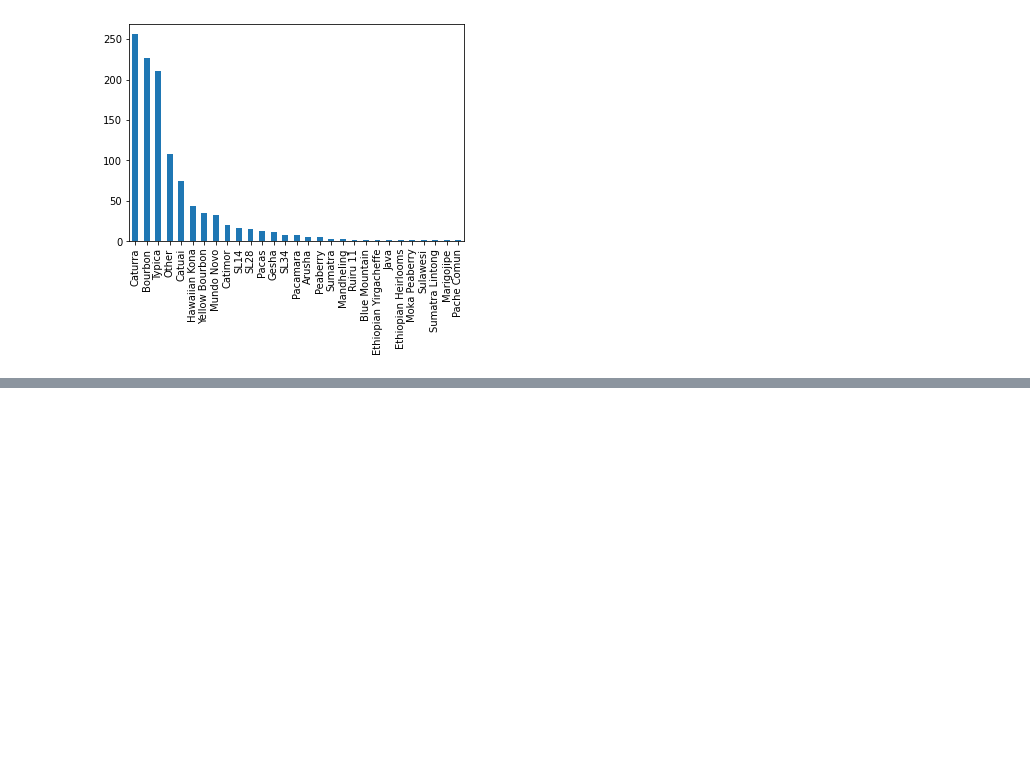
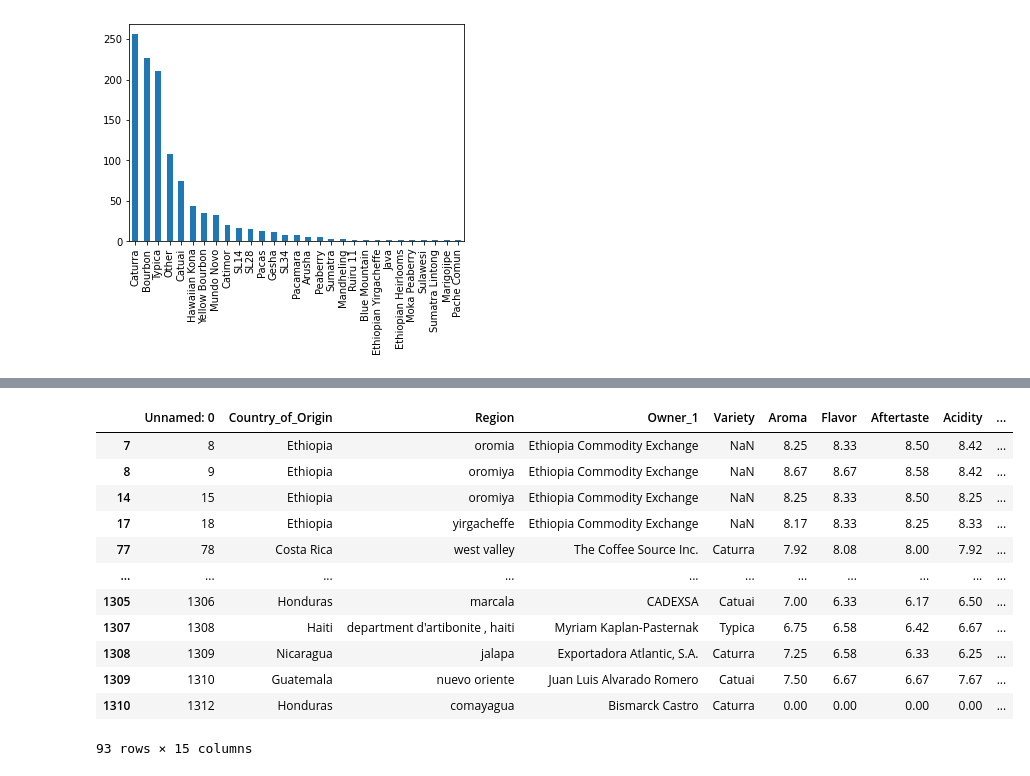
Before and after one commit to RaMcDaniel/CoffeePredictor, a Jupyter notebook: Coffee_Predictor.ipynb, the cells around one changed output, grey strips where cells are left out. Cells and saved outputs as stored; diff of their text form; code cells hidden in the pictures; blank space fills up the shorter version.

```diff
--- a/Coffee_Predictor.ipynb
+++ b/Coffee_Predictor.ipynb
@@ -35,0 +187,16 @@ df.Variety.value_counts().plot(kind="bar")
+# %%
+df[df.Sweetness < 10] #filtering things (if you only wanted to see a specific column do: df.column[df.Sweetness < x])
+# %% [output]
+|  | Unnamed: 0 | Country_of_Origin | Region | Owner_1 | Variety | Aroma | Flavor | Aftertaste | Acidity | ... |
+| 7 | 8 | Ethiopia | oromia | Ethiopia Commodity Exchange | NaN | 8.25 | 8.33 | 8.50 | 8.42 | ... |
+| 8 | 9 | Ethiopia | oromiya | Ethiopia Commodity Exchange | NaN | 8.67 | 8.67 | 8.58 | 8.42 | ... |
+| 14 | 15 | Ethiopia | oromiya | Ethiopia Commodity Exchange | NaN | 8.25 | 8.33 | 8.50 | 8.25 | ... |
+| 17 | 18 | Ethiopia | yirgacheffe | Ethiopia Commodity Exchange | NaN | 8.17 | 8.33 | 8.25 | 8.33 | ... |
+| 77 | 78 | Costa Rica | west valley | The Coffee Source Inc. | Caturra | 7.92 | 8.08 | 8.00 | 7.92 | ... |
+| ... | ... | ... | ... | ... | ... | ... | ... | ... | ... | ... |
+| 1305 | 1306 | Honduras | marcala | CADEXSA | Catuai | 7.00 | 6.33 | 6.17 | 6.50 | ... |
+| 1307 | 1308 | Haiti | department d'artibonite , haiti | Myriam Kaplan-Pasternak | Typica | 6.75 | 6.58 | 6.42 | 6.67 | ... |
+| 1308 | 1309 | Nicaragua | jalapa | Exportadora Atlantic, S.A. | Caturra | 7.25 | 6.58 | 6.33 | 6.25 | ... |
+| 1309 | 1310 | Guatemala | nuevo oriente | Juan Luis Alvarado Romero | Catuai | 7.50 | 6.67 | 6.67 | 7.67 | ... |
+| 1310 | 1312 | Honduras | comayagua | Bismarck Castro | Caturra | 0.00 | 0.00 | 0.00 | 0.00 | ... |
+93 rows × 15 columns
```
Also changed, not shown: parts of 18 cells of this notebook.
